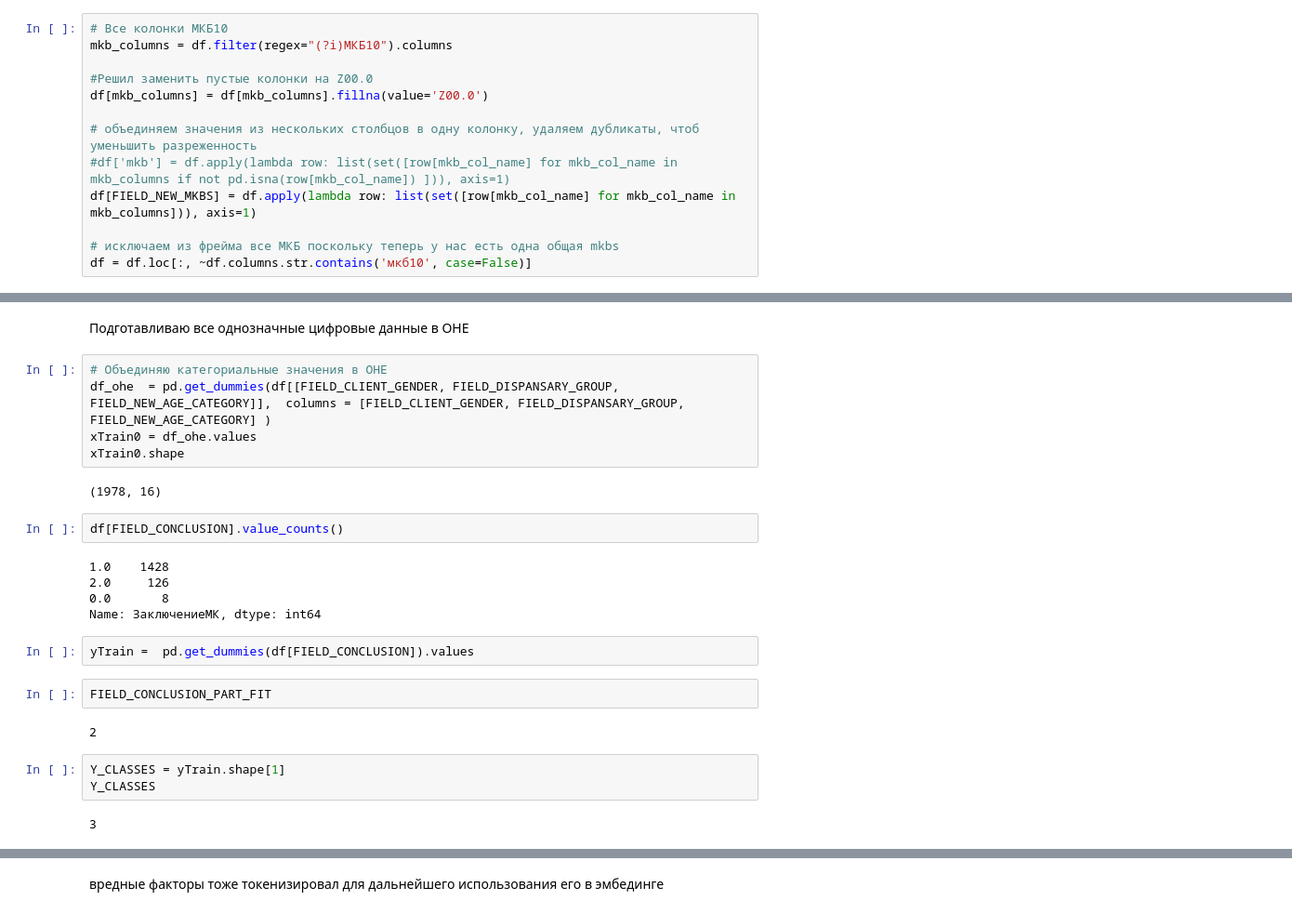
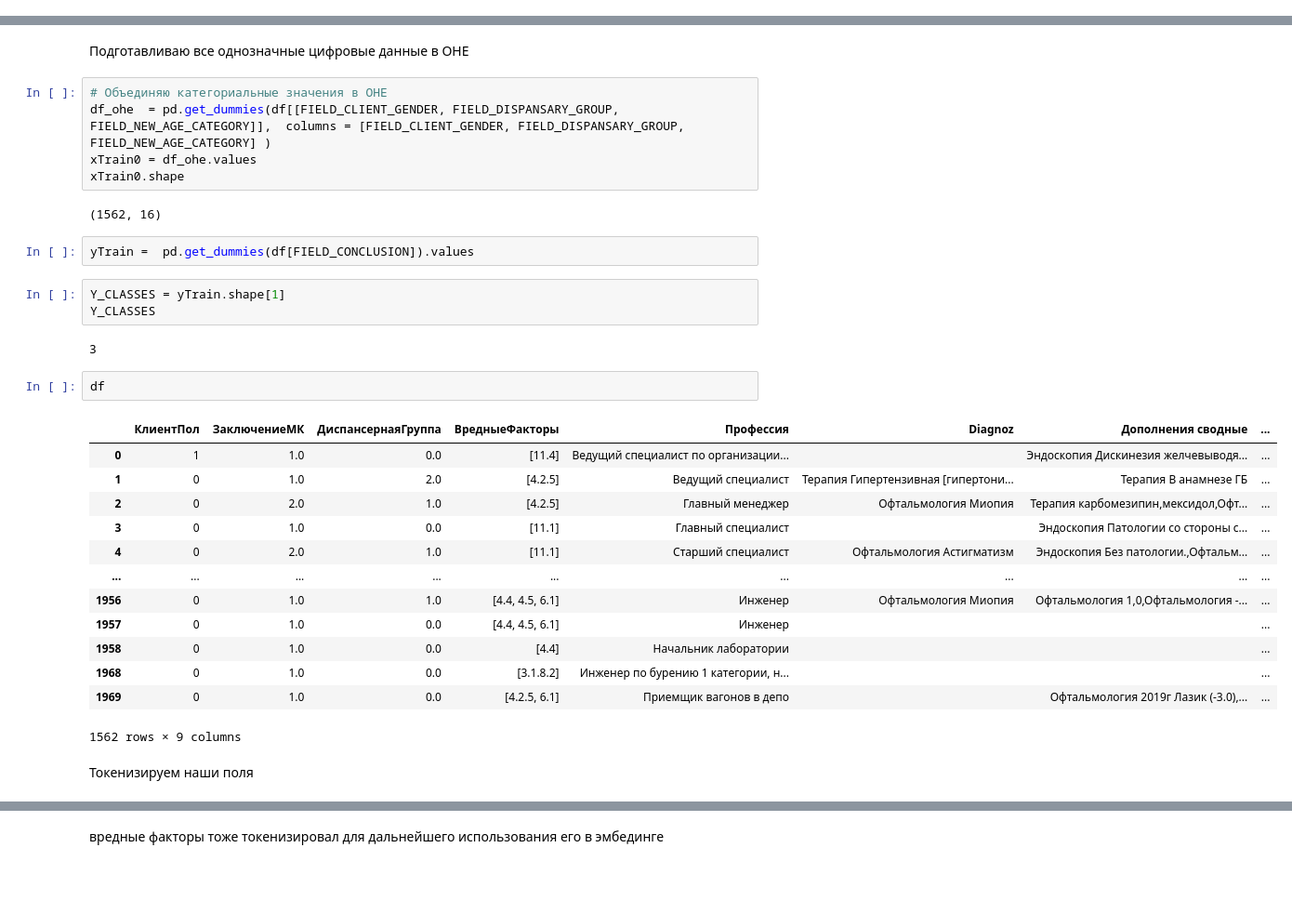
Before and after one commit to Untick/InspectrumClinic_RecSys, a Jupyter notebook: Paul Himyak/main_25_05.ipynb, the cells around one changed output, grey strips where cells are left out. Shown at 93% size. Cells and saved outputs as stored; diff of their text form; blank space fills up the shorter version.

```diff
--- a/Paul Himyak/main_25_05.ipynb
+++ b/Paul Himyak/main_25_05.ipynb
@@ -123,16 +123,3 @@ df
 | 1976 | 1972-04-17 | Женский | NaN | NaN | 23 | Повар | Терапия Гипертензивная [гипертони... | ... |
 | 1977 | 1971-09-14 | Мужской | Годен | NaN | 27 | Анестезиолог |  | ... |
 1978 rows × 9 columns
-# %%
-# Все колонки МКБ10
-mkb_columns = df.filter(regex="(?i)МКБ10").columns
-
-#Решил заменить пустые колонки на Z00.0
-df[mkb_columns] = df[mkb_columns].fillna(value='Z00.0')
-
-# объединяем значения из нескольких столбцов в одну колонку, удаляем дубликаты, чтоб уменьшить разреженность
-#df['mkb'] = df.apply(lambda row: list(set([row[mkb_col_name] for mkb_col_name in mkb_columns if not pd.isna(row[mkb_col_name]) ])), axis=1)
-df[FIELD_NEW_MKBS] = df.apply(lambda row: list(set([row[mkb_col_name] for mkb_col_name in mkb_columns])), axis=1)
-
-# исключаем из фрейма все МКБ поскольку теперь у нас есть одна общая mkbs
-df = df.loc[:, ~df.columns.str.contains('мкб10', case=False)]
@@ -291,22 +231,29 @@ df_ohe  = pd.get_dummies(df[[FIELD_CLIENT_GENDER, FIELD_DISPANSARY_GROUP, FIELD_
 xTrain0 = df_ohe.values
 xTrain0.shape
 # %% [output]
-(1978, 16)
+(1562, 16)
-# %%
-df[FIELD_CONCLUSION].value_counts()
-# %% [output]
-1.0    1428
-2.0     126
-0.0       8
-Name: ЗаключениеМК, dtype: int64
 # %%
 yTrain =  pd.get_dummies(df[FIELD_CONCLUSION]).values
-# %%
-FIELD_CONCLUSION_PART_FIT
-# %% [output]
-2
 # %%
 Y_CLASSES = yTrain.shape[1]
 Y_CLASSES
 # %% [output]
 3
+# %%
+df
+# %% [output]
+|  | КлиентПол | ЗаключениеМК | ДиспансернаяГруппа | ВредныеФакторы | Профессия | Diagnoz | Дополнения сводные | ... |
+| 0 | 1 | 1.0 | 0.0 | [11.4] | Ведущий специалист по организации... |  | Эндоскопия Дискинезия желчевыводя... | ... |
+| 1 | 0 | 1.0 | 2.0 | [4.2.5] | Ведущий специалист | Терапия Гипертензивная [гипертони... | Терапия В анамнезе ГБ | ... |
+| 2 | 0 | 2.0 | 1.0 | [4.2.5] | Главный менеджер | Офтальмология Миопия | Терапия карбомезипин,мексидол,Офт... | ... |
+| 3 | 0 | 1.0 | 0.0 | [11.1] | Главный специалист |  | Эндоскопия Патологии со стороны с... | ... |
+| 4 | 0 | 2.0 | 1.0 | [11.1] | Старший специалист | Офтальмология Астигматизм | Эндоскопия Без патологии.,Офтальм... | ... |
+| ... | ... | ... | ... | ... | ... | ... | ... | ... |
+| 1956 | 0 | 1.0 | 1.0 | [4.4, 4.5, 6.1] | Инженер | Офтальмология Миопия | Офтальмология 1,0,Офтальмология -... | ... |
+| 1957 | 0 | 1.0 | 0.0 | [4.4, 4.5, 6.1] | Инженер |  |  | ... |
+| 1958 | 0 | 1.0 | 0.0 | [4.4] | Начальник лаборатории |  |  | ... |
+| 1968 | 0 | 1.0 | 0.0 | [3.1.8.2] | Инженер по бурению 1 категории, н... |  |  | ... |
+| 1969 | 0 | 1.0 | 0.0 | [4.2.5, 6.1] | Приемщик вагонов в депо |  | Офтальмология 2019г Лазик (-3.0),... | ... |
+1562 rows × 9 columns
+# %% [markdown]
+Токенизируем наши поля
```
Also changed, not shown: parts of 38 cells of this notebook.
